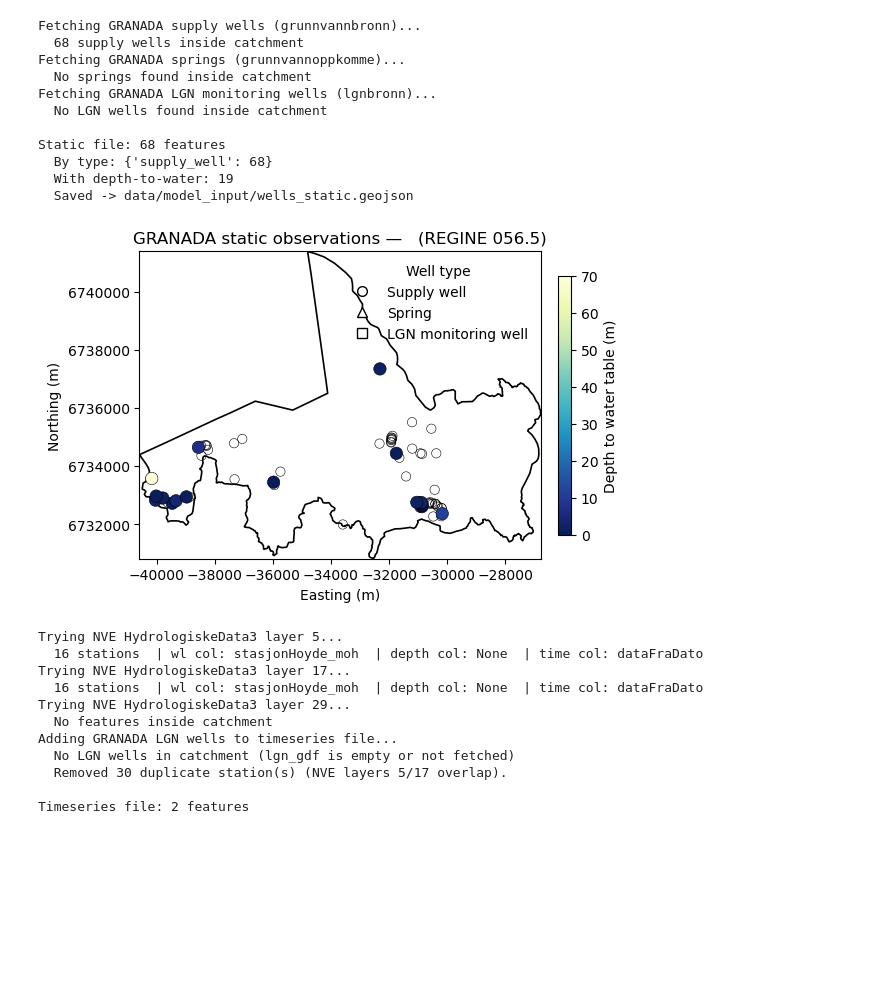
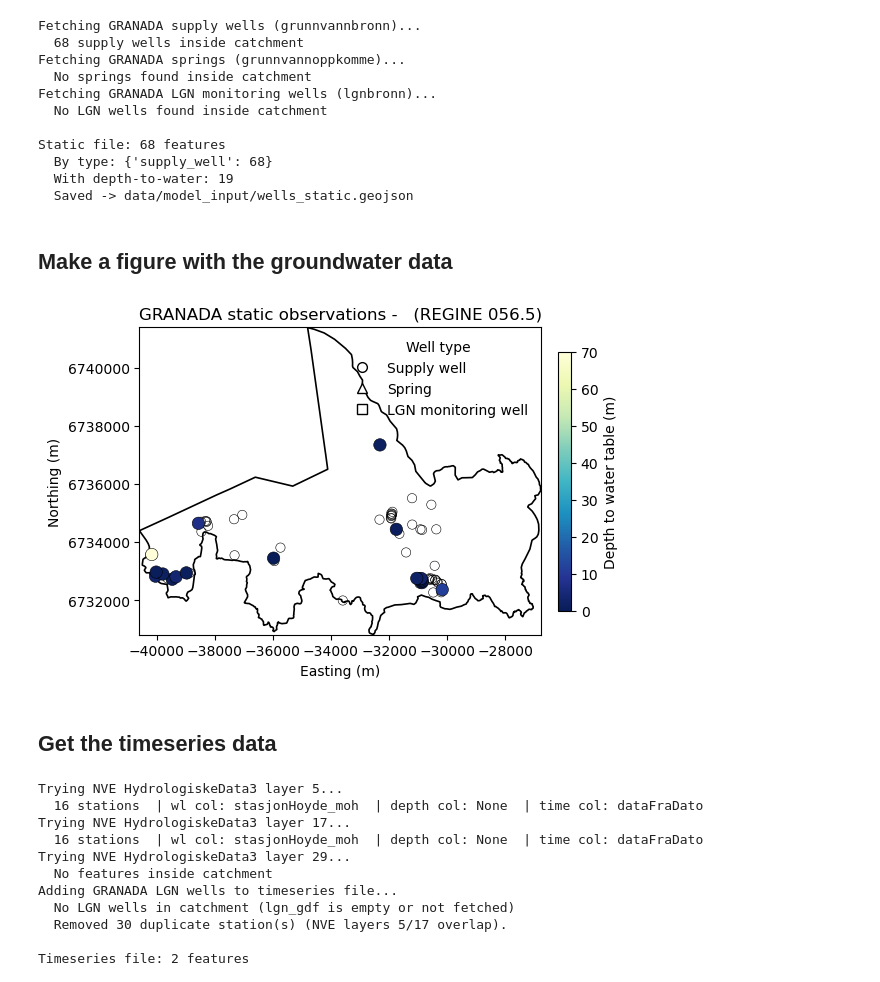
Before and after one commit to ElcoLuijendijk/GEOV212_hydrogeology_exercises, a Jupyter notebook: exercise_5a_model_data.ipynb, the cells around one changed output. Drawn from its saved outputs; the diff is of its cells as text; code cells hidden in the pictures; blank space fills up the shorter version.

```diff
--- a/exercise_5a_model_data.ipynb
+++ b/exercise_5a_model_data.ipynb
@@ -647,6 +652,8 @@ Static file: 68 features
   By type: {'supply_well': 68}
   With depth-to-water: 19
   Saved -> data/model_input/wells_static.geojson
+# %% [markdown]
+## Make a figure with the groundwater data
 # %%
 # ─── Plot: GRANADA static observations ───────────────────────────────────────
 
@@ -698,35 +705,37 @@ if not wells_static.empty:
                 cmap=cmap,
                 vmin=vmin,
                 vmax=vmax,
                 marker=style["marker"],
                 s=80,
                 edgecolors="black",
                 linewidths=0.4,
                 zorder=4,
             )
 
         sm = plt.cm.ScalarMappable(norm=plt.Normalize(vmin=vmin, vmax=vmax), cmap=cmap)
         sm.set_array([])
         plt.colorbar(sm, ax=ax, label="Depth to water table (m)", fraction=0.03, pad=0.04)
 
     handles = [
         Line2D([0], [0], marker=style["marker"], linestyle="", color="black",
                markerfacecolor="white", markeredgecolor="black", markersize=7,
                label=style["label"])
         for style in _type_styles.values()
     ]
     ax.legend(handles=handles, loc="upper right", frameon=False, title="Well type")
 
-ax.set_title(f"GRANADA static observations — {name} (REGINE {reg_id})")
+ax.set_title(f"GRANADA static observations - {name} (REGINE {reg_id})")
 ax.set_xlabel("Easting (m)")
 ax.set_ylabel("Northing (m)")
 ax.ticklabel_format(style="plain", axis="both")
 ax.set_aspect("equal")
 _limit_axes_to_catchment(ax)
 plt.tight_layout()
 plt.show()
 # %% [output]
-[figure, old version]
+[figure, new version]
+# %% [markdown]
+## Get the timeseries data
 # %%
 
 # ─── Fetch timeseries / monitoring observations ────────────────────────────────
```
Also changed, not shown: parts of 59 cells of this notebook.
